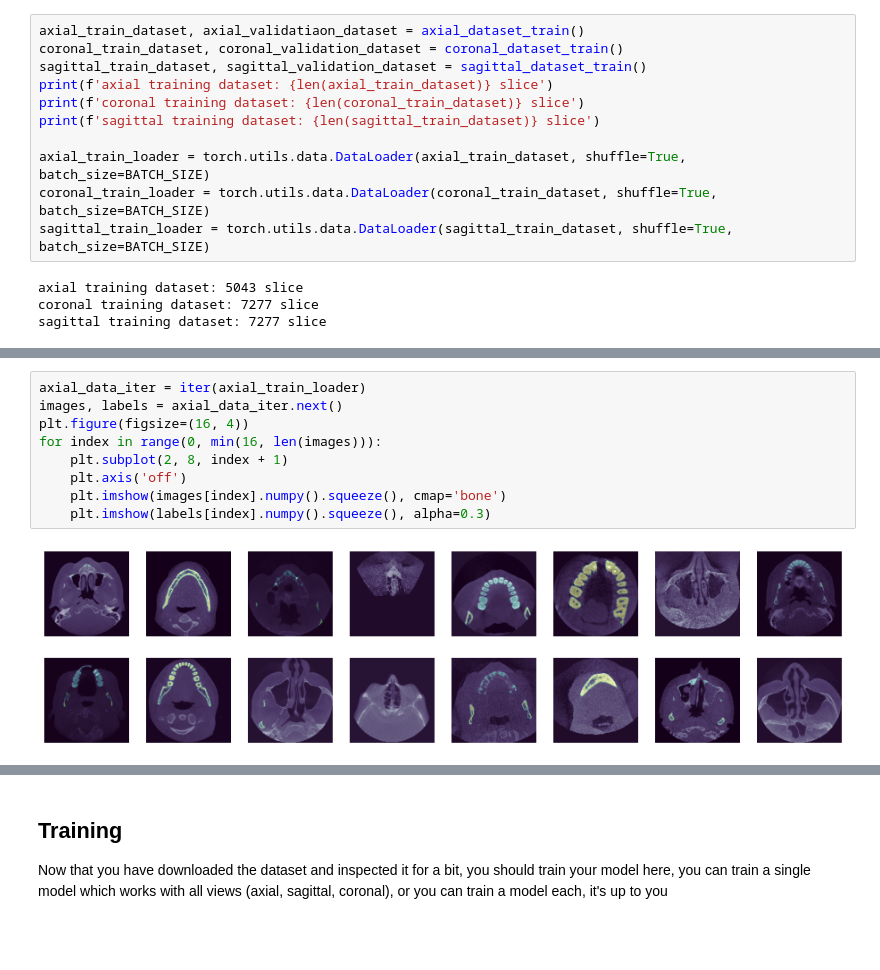
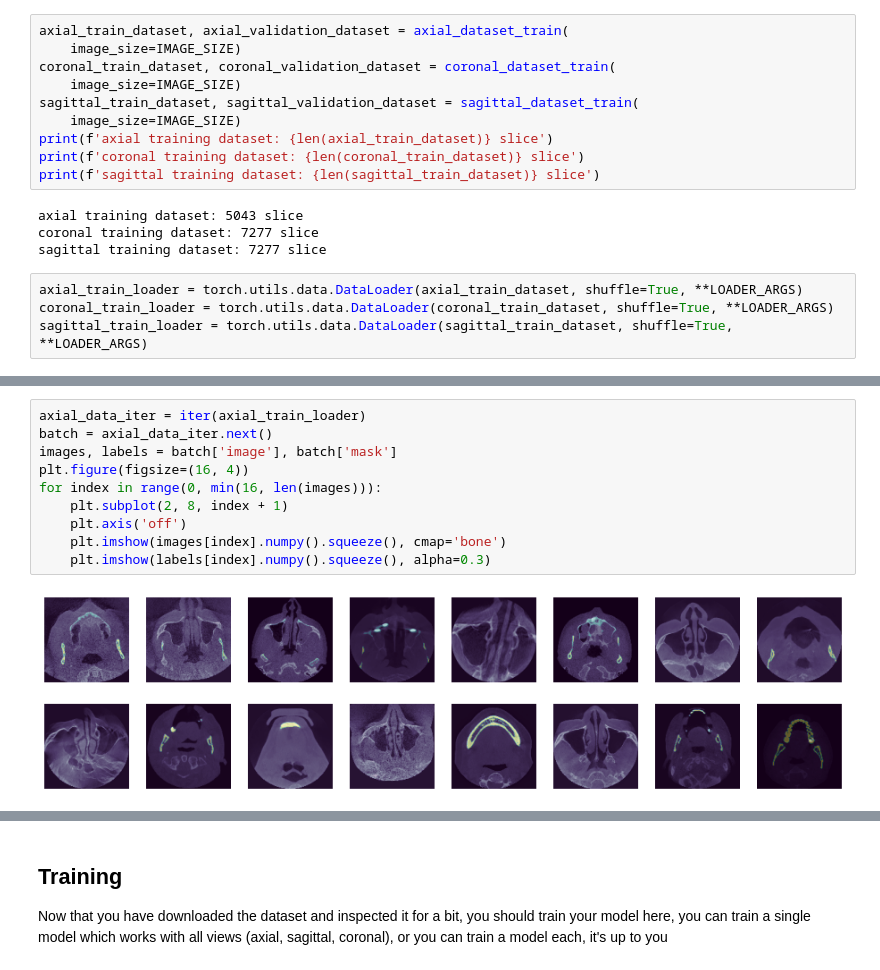
Before and after one commit to WikiGenius/jaws_segmentation, a Jupyter notebook: machine-learning.ipynb, the cells around one changed output, grey strips where cells are left out. Drawn from its saved outputs; the diff is of its cells as text; blank space fills up the shorter version.

```diff
--- a/machine-learning.ipynb
+++ b/machine-learning.ipynb
@@ -260,15 +216,18 @@ def sagittal_dataset_test():
 # %%
-axial_train_dataset, axial_validatiaon_dataset = axial_dataset_train()
-coronal_train_dataset, coronal_validation_dataset = coronal_dataset_train()
-sagittal_train_dataset, sagittal_validation_dataset = sagittal_dataset_train()
+axial_train_dataset, axial_validation_dataset = axial_dataset_train(
+    image_size=IMAGE_SIZE)
+coronal_train_dataset, coronal_validation_dataset = coronal_dataset_train(
+    image_size=IMAGE_SIZE)
+sagittal_train_dataset, sagittal_validation_dataset = sagittal_dataset_train(
+    image_size=IMAGE_SIZE)
 print(f'axial training dataset: {len(axial_train_dataset)} slice')
 print(f'coronal training dataset: {len(coronal_train_dataset)} slice')
 print(f'sagittal training dataset: {len(sagittal_train_dataset)} slice')
-
-axial_train_loader = torch.utils.data.DataLoader(axial_train_dataset, shuffle=True, batch_size=BATCH_SIZE)
-coronal_train_loader = torch.utils.data.DataLoader(coronal_train_dataset, shuffle=True, batch_size=BATCH_SIZE)
-sagittal_train_loader = torch.utils.data.DataLoader(sagittal_train_dataset, shuffle=True, batch_size=BATCH_SIZE)
 # %% [output]
 axial training dataset: 5043 slice
 coronal training dataset: 7277 slice
 sagittal training dataset: 7277 slice
+# %%
+axial_train_loader = torch.utils.data.DataLoader(axial_train_dataset, shuffle=True, **LOADER_ARGS)
+coronal_train_loader = torch.utils.data.DataLoader(coronal_train_dataset, shuffle=True, **LOADER_ARGS)
+sagittal_train_loader = torch.utils.data.DataLoader(sagittal_train_dataset, shuffle=True, **LOADER_ARGS)
@@ -275,14 +261,15 @@ sagittal training dataset: 7277 slice
 # %%
 axial_data_iter = iter(axial_train_loader)
-images, labels = axial_data_iter.next()
+batch = axial_data_iter.next()
+images, labels = batch['image'], batch['mask']
 plt.figure(figsize=(16, 4))
 for index in range(0, min(16, len(images))):
-	plt.subplot(2, 8, index + 1)
-	plt.axis('off')
-	plt.imshow(images[index].numpy().squeeze(), cmap='bone')
-	plt.imshow(labels[index].numpy().squeeze(), alpha=0.3)
+    plt.subplot(2, 8, index + 1)
+    plt.axis('off')
+    plt.imshow(images[index].numpy().squeeze(), cmap='bone')
+    plt.imshow(labels[index].numpy().squeeze(), alpha=0.3)
 # %% [output]
-[figure, old version]
+[figure, new version]
 # %%
 label = labels[1]
 
```
Also changed, not shown: parts of 43 cells of this notebook, 11 other files.
